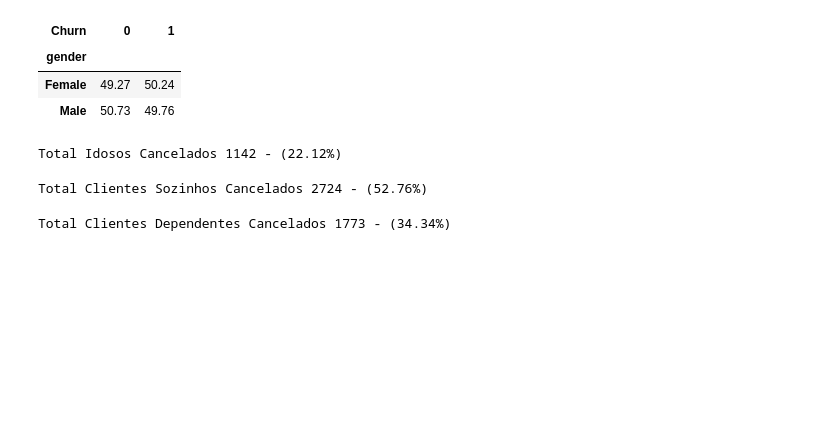
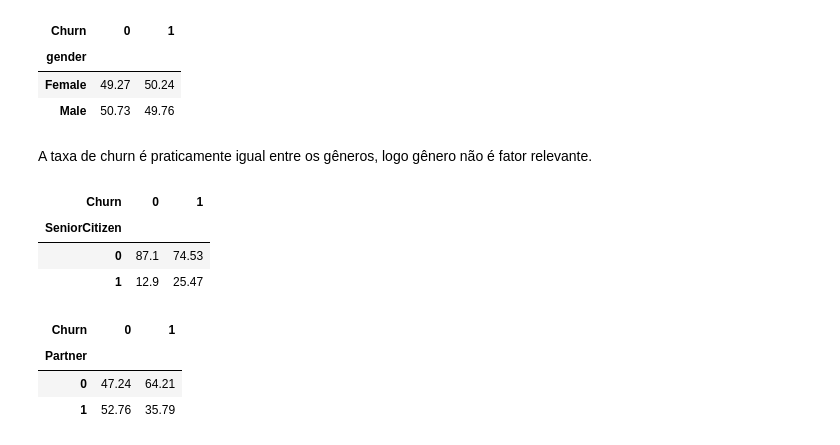
Before and after one commit to MiguelLuan/TelecomX_BR, a Jupyter notebook: TelecomX_BR.ipynb, the cells around one changed output. Cells and saved outputs as stored; diff of their text form; code cells hidden in the pictures; blank space fills up the shorter version.

```diff
--- a/TelecomX_BR.ipynb
+++ b/TelecomX_BR.ipynb
@@ -198,21 +198,19 @@ pd.crosstab(df['gender'], df['Churn'], normalize='columns').apply(lambda x: roun
 | gender |  |  |
 | Female | 49.27 | 50.24 |
 | Male | 50.73 | 49.76 |
-# %%
-total_idosos_ccl = df.loc[df['SeniorCitizen'] == 1,'SeniorCitizen'].sum()
-perc_idosos = round(total_idosos_ccl/total_cancelados*100,2)
-print(f'Total Idosos Cancelados {total_idosos_ccl} - ({perc_idosos}%)')
-# %% [output]
-Total Idosos Cancelados 1142 - (22.12%)
-# %%
-total_patner = df.loc[(df['Churn'] == 0) & (df['Partner'] == 1),'Partner'].sum()
-perc_partner = round(total_patner/total_cancelados*100,2)
-print(f'Total Clientes Sozinhos Cancelados {total_patner} - ({perc_partner}%)')
-# %% [output]
-Total Clientes Sozinhos Cancelados 2724 - (52.76%)
-# %%
-total_dependents = df.loc[(df['Churn'] == 0) & (df['Dependents'] == 1),'Dependents'].sum()
-perc_dependents = round(total_dependents/total_cancelados*100,2)
-print(f'Total Clientes Dependentes Cancelados {total_dependents} - ({perc_dependents}%)')
-# %% [output]
-Total Clientes Dependentes Cancelados 1773 - (34.34%)
+# %% [markdown]
+A taxa de churn é praticamente igual entre os gêneros, logo gênero não é fator relevante.
+# %%
+pd.crosstab(df['SeniorCitizen'],df['Churn'],normalize='columns').apply(lambda x: round(x*100,2))
+# %% [output]
+| Churn | 0 | 1 |
+| SeniorCitizen |  |  |
+| 0 | 87.1 | 74.53 |
+| 1 | 12.9 | 25.47 |
+# %%
+pd.crosstab(df['Partner'],df['Churn'],normalize='columns').apply(lambda x: round(x*100,2))
+# %% [output]
+| Churn | 0 | 1 |
+| Partner |  |  |
+| 0 | 47.24 | 64.21 |
+| 1 | 52.76 | 35.79 |
```
Also changed, not shown: parts of 10 cells of this notebook.
